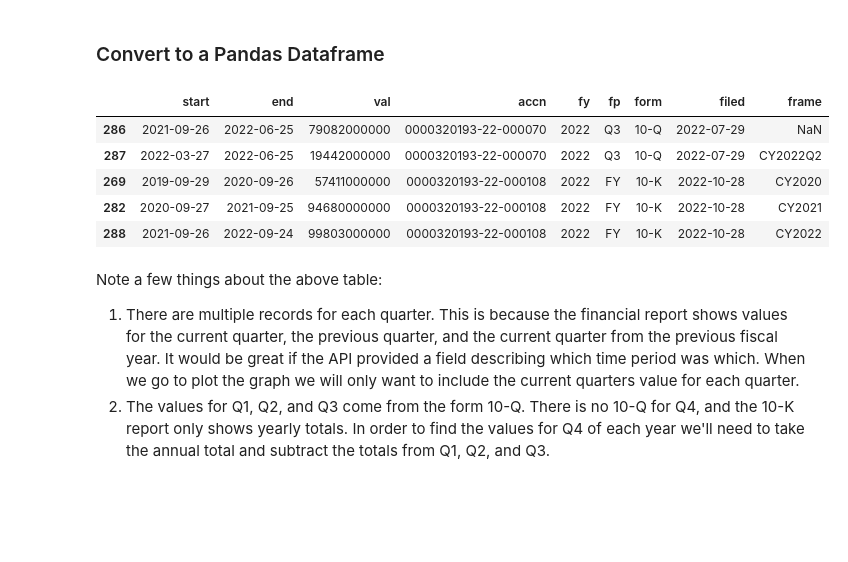
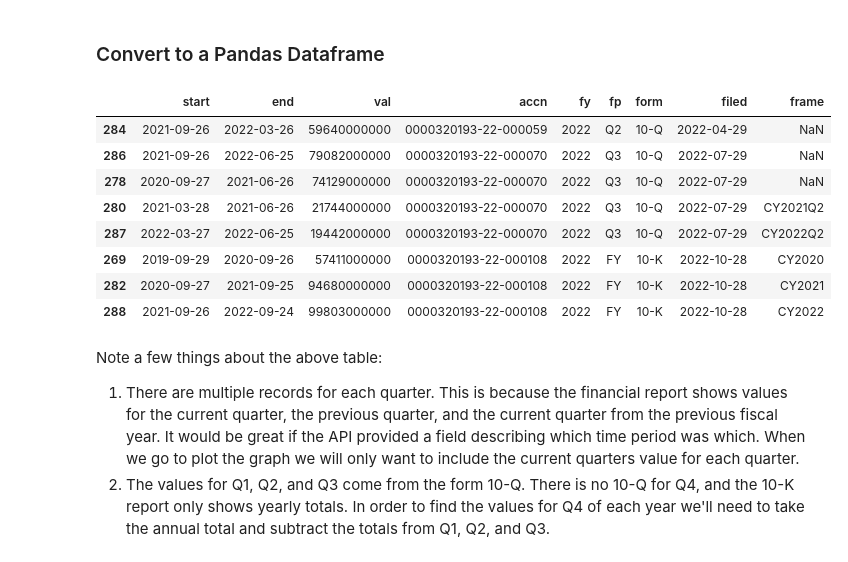
Before and after one commit to swied/swied-website, a Jupyter notebook: notebooks/company-financial-trends.ipynb, the cells around one changed output. Saved outputs shown, nothing was run; the diff lists cells and outputs as text; code cells hidden in the pictures; blank space fills up the shorter version.

```diff
--- a/notebooks/company-financial-trends.ipynb
+++ b/notebooks/company-financial-trends.ipynb
@@ -144,11 +144,23 @@ pprint(tag_data, depth=2)
 # %% [markdown]
 ### Convert to a Pandas Dataframe
 # %%
-df_tag_data = pd.DataFrame.from_dict(tag_data['units']['USD'])
-df_tag_data.sort_values(by=['filed','fy','fp']).tail()
+# Create dataframe from dictionary
+df_tag_data = (
+    pd.DataFrame
+    .from_dict(tag_data['units']['USD'])
+)
+
+# Display the last 8 records in the dataframe
+(   df_tag_data
+    .sort_values(by=['filed'])
+    .tail(8)
+)
 # %% [output]
 |  | start | end | val | accn | fy | fp | form | filed | frame |
+| 284 | 2021-09-26 | 2022-03-26 | 59640000000 | 0000320193-22-000059 | 2022 | Q2 | 10-Q | 2022-04-29 | NaN |
 | 286 | 2021-09-26 | 2022-06-25 | 79082000000 | 0000320193-22-000070 | 2022 | Q3 | 10-Q | 2022-07-29 | NaN |
+| 278 | 2020-09-27 | 2021-06-26 | 74129000000 | 0000320193-22-000070 | 2022 | Q3 | 10-Q | 2022-07-29 | NaN |
+| 280 | 2021-03-28 | 2021-06-26 | 21744000000 | 0000320193-22-000070 | 2022 | Q3 | 10-Q | 2022-07-29 | CY2021Q2 |
 | 287 | 2022-03-27 | 2022-06-25 | 19442000000 | 0000320193-22-000070 | 2022 | Q3 | 10-Q | 2022-07-29 | CY2022Q2 |
 | 269 | 2019-09-29 | 2020-09-26 | 57411000000 | 0000320193-22-000108 | 2022 | FY | 10-K | 2022-10-28 | CY2020 |
 | 282 | 2020-09-27 | 2021-09-25 | 94680000000 | 0000320193-22-000108 | 2022 | FY | 10-K | 2022-10-28 | CY2021 |
```
Also changed, not shown: parts of 10 cells of this notebook, 12 other files.
